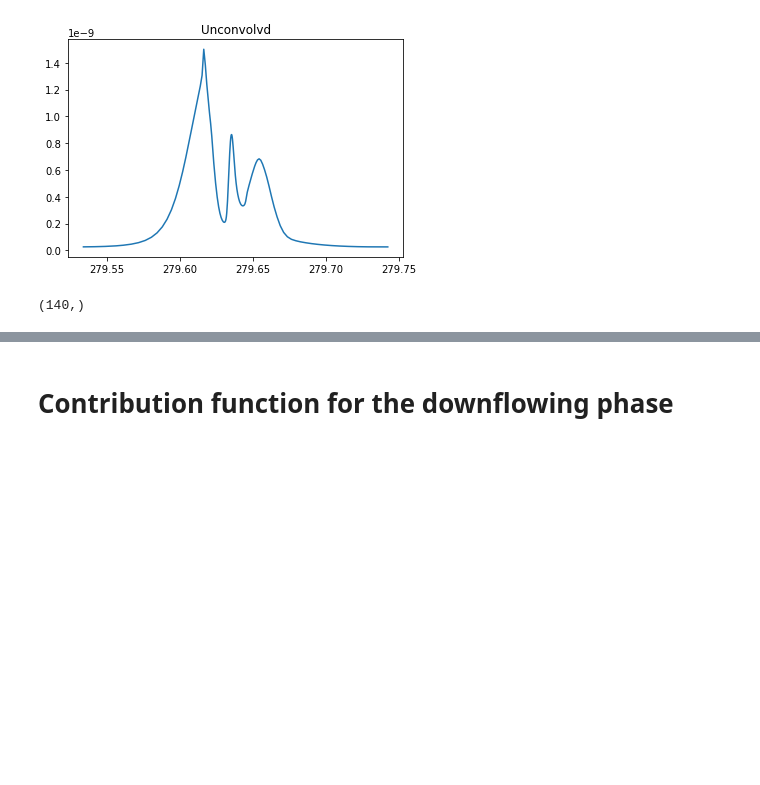
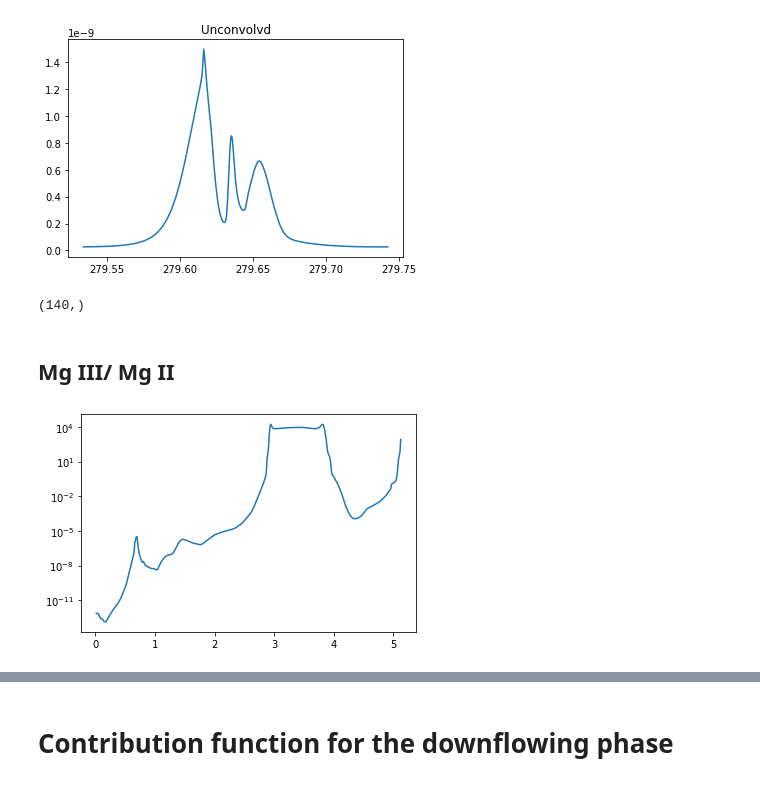
Before and after one commit to souvikita/Bifrost-simulation-analysis, a Jupyter notebook: Cont_function.ipynb, the cells around one changed output, grey strips where cells are left out. Cells and saved outputs as stored; diff of their text form; code cells hidden in the pictures; blank space fills up the shorter version.

```diff
--- a/Cont_function.ipynb
+++ b/Cont_function.ipynb
@@ -436,6 +436,16 @@ for wl in range(140):
 np.mean(spec_conv_MgK[X_pix-1:X_pix+1,Y_pix,:],axis=0).shape
 # %% [output]
 (140,)
+# %% [markdown]
+## Mg III/ Mg II
+# %%
+continuum = dataMg_ray_aux.atom_MG.populations[10,X_pix,Y_pix,980:1410]
+tot_mgII = np.sum(dataMg_ray_aux.atom_MG.populations[0:9,X_pix,Y_pix,980:1410],axis=0)
+
+plt.plot(z1[980:1410],continuum/tot_mgII)
+plt.yscale('log')
+# %% [output]
+[figure, added]
 # %%
 xdopp_minmax=[-70,70]
 cmap1 = 'magma'
```
Also changed, not shown: parts of 4 cells of this notebook.
